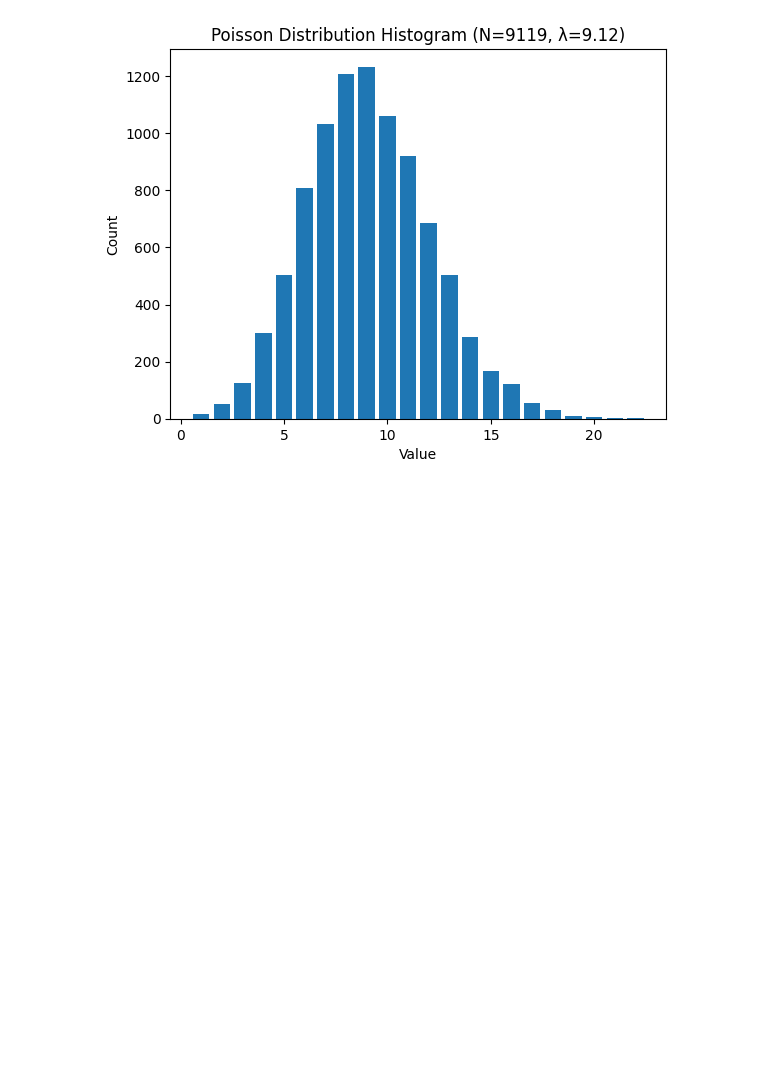
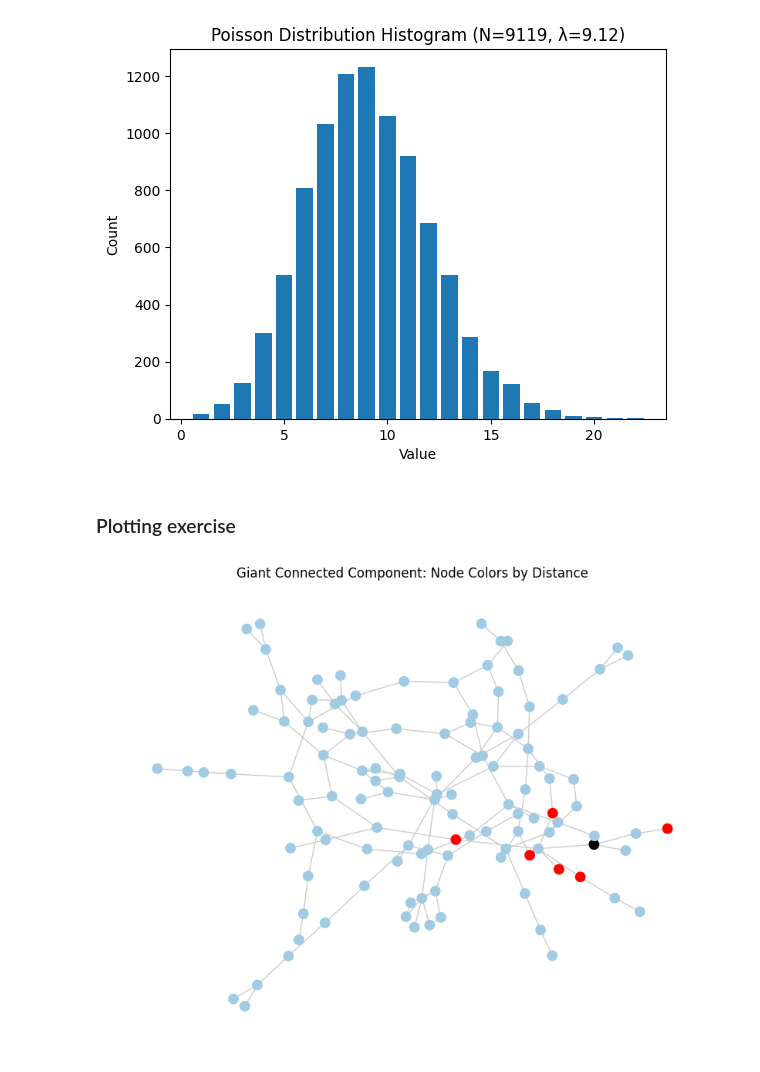
Before and after one commit to tzikos/Social-Graphs-and-Interactions, a Jupyter notebook: Week2/Week2.ipynb, the cells around one changed output. Cells and saved outputs as stored; diff of their text form; code cells hidden in the pictures; blank space fills up the shorter version.

Commit message:
adds week 2 last exercise

```diff
--- a/Week2/Week2.ipynb
+++ b/Week2/Week2.ipynb
@@ -293,3 +293,48 @@ plt.title(f"Poisson Distribution Histogram (N={int(N_cr)}, λ={k_cr:.2f})")
 plt.show()
 # %% [output]
 [figure]
+# %% [markdown]
+### Plotting exercise
+# %%
+# Parameters
+num_nodes = 200
+avg_degree = 1.5
+p_edge = avg_degree / (num_nodes - 1)
+
+# Generate random network
+G = nx.erdos_renyi_graph(num_nodes, p_edge)
+
+# Extract Giant Connected Component (GCC)
+gcc_nodes = max(nx.connected_components(G), key=len)
+GCC = G.subgraph(gcc_nodes).copy()
+
+# Choose a random node from GCC
+start_node = random.choice(list(GCC.nodes))
+
+# Find nodes exactly 2 steps away
+path_lengths = nx.single_source_shortest_path_length(GCC, start_node)
+nodes_2_steps = [node for node, dist in path_lengths.items() if dist == 2]
+
+# Assign colors
+node_colors = []
+for node in GCC.nodes:
+    if node == start_node:
+        node_colors.append("#000000")  # black
+    elif node in nodes_2_steps:
+        node_colors.append("#ff0000")  # red
+    else:
+        node_colors.append("#A0CBE2")  # blue
+
+# Draw the GCC
+plt.figure(figsize=(8, 6))
+nx.draw(
+    GCC,
+    node_color=node_colors,
+    with_labels=False,
+    node_size=80,
+    edge_color="#cccccc"
+)
+plt.title("Giant Connected Component: Node Colors by Distance")
+plt.show()
+# %% [output]
+[figure, added]
```
